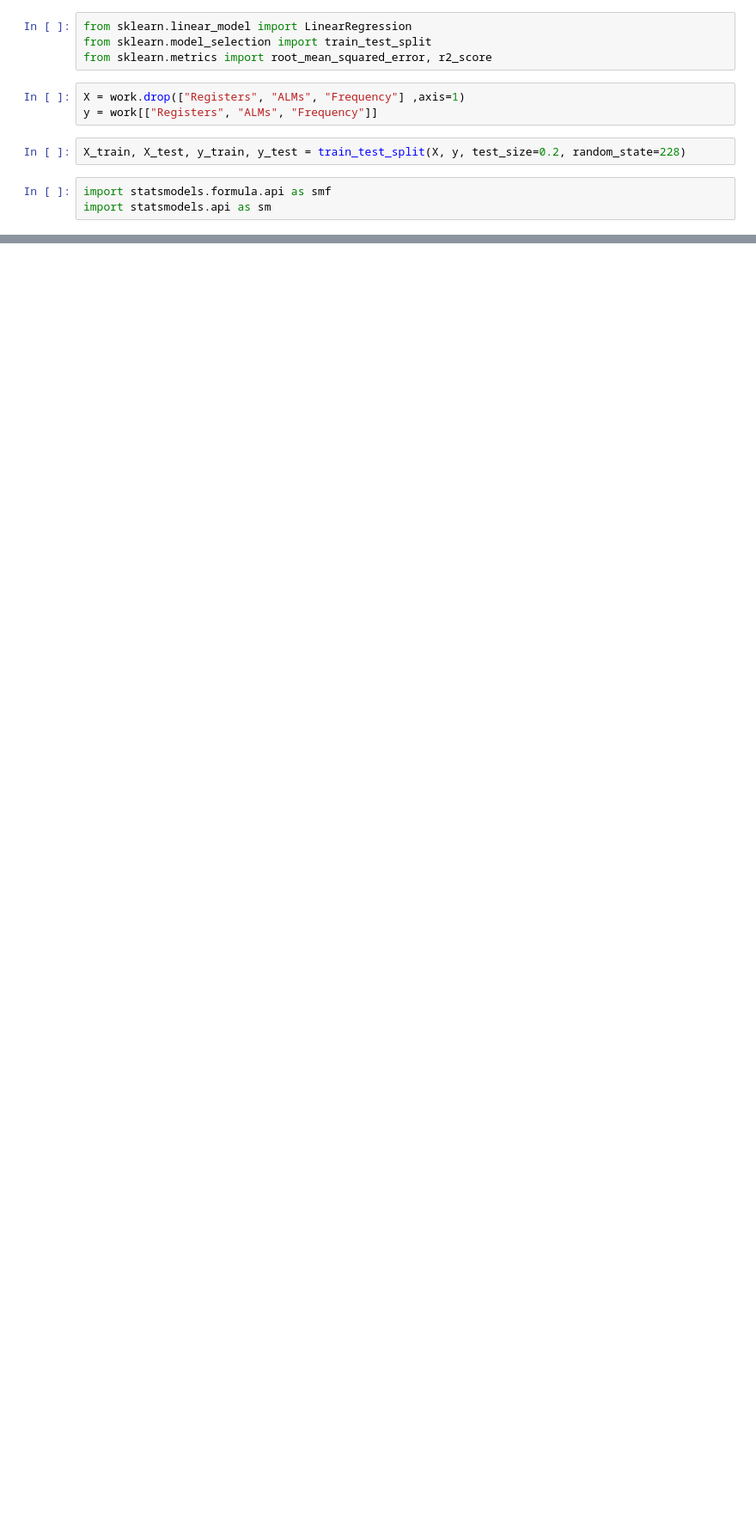
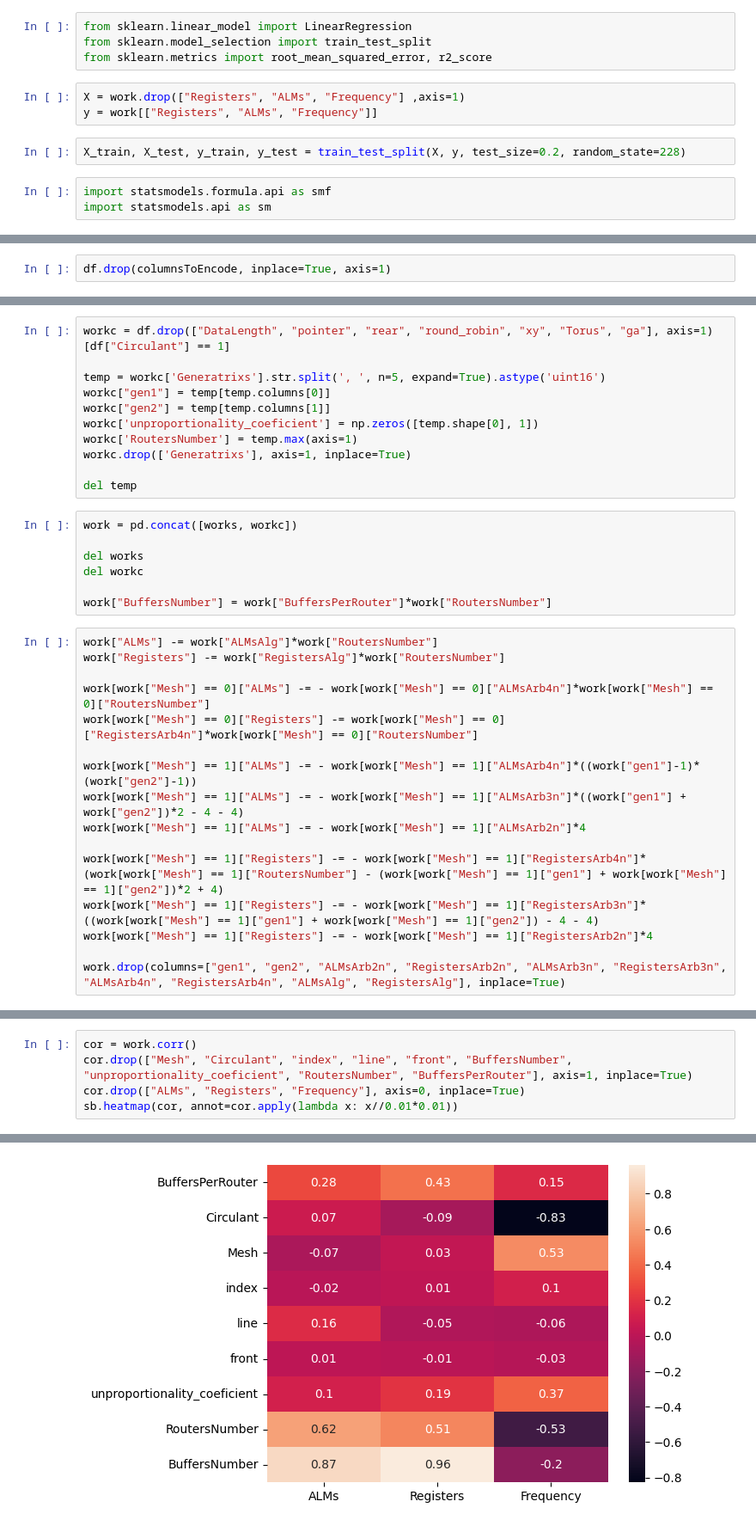
Before and after one commit to Elgrush/NoCAnalysis, a Jupyter notebook: main.ipynb, the cells around one changed output, grey strips where cells are left out. Shown at 86% size. Saved outputs shown, nothing was run; the diff lists cells and outputs as text; blank space fills up the shorter version.

```diff
--- a/main.ipynb
+++ b/main.ipynb
@@ -164,0 +196,2 @@ Frequency MSE: 6.181073444290395 R2: 0.9065326808841966
+# %%
+df.drop(columnsToEncode, inplace=True, axis=1)
@@ -164,0 +209,34 @@ Frequency MSE: 6.181073444290395 R2: 0.9065326808841966
+# %%
+workc = df.drop(["DataLength", "pointer", "rear", "round_robin", "xy", "Torus", "ga"], axis=1)[df["Circulant"] == 1]
+
+temp = workc['Generatrixs'].str.split(', ', n=5, expand=True).astype('uint16')
+workc["gen1"] = temp[temp.columns[0]]
+workc["gen2"] = temp[temp.columns[1]]
+workc['unproportionality_coeficient'] = np.zeros([temp.shape[0], 1])
+workc['RoutersNumber'] = temp.max(axis=1)
+workc.drop(['Generatrixs'], axis=1, inplace=True)
+
+del temp
+# %%
+work = pd.concat([works, workc])
+
+del works
+del workc
+
+work["BuffersNumber"] = work["BuffersPerRouter"]*work["RoutersNumber"]
+# %%
+work["ALMs"] -= work["ALMsAlg"]*work["RoutersNumber"]
+work["Registers"] -= work["RegistersAlg"]*work["RoutersNumber"]
+
+work[work["Mesh"] == 0]["ALMs"] -= - work[work["Mesh"] == 0]["ALMsArb4n"]*work[work["Mesh"] == 0]["RoutersNumber"]
+work[work["Mesh"] == 0]["Registers"] -= work[work["Mesh"] == 0]["RegistersArb4n"]*work[work["Mesh"] == 0]["RoutersNumber"]
+
+work[work["Mesh"] == 1]["ALMs"] -= - work[work["Mesh"] == 1]["ALMsArb4n"]*((work["gen1"]-1)*(work["gen2"]-1))
+work[work["Mesh"] == 1]["ALMs"] -= - work[work["Mesh"] == 1]["ALMsArb3n"]*((work["gen1"] + work["gen2"])*2 - 4 - 4)
+work[work["Mesh"] == 1]["ALMs"] -= - work[work["Mesh"] == 1]["ALMsArb2n"]*4
+
+work[work["Mesh"] == 1]["Registers"] -= - work[work["Mesh"] == 1]["RegistersArb4n"]*(work[work["Mesh"] == 1]["RoutersNumber"] - (work[work["Mesh"] == 1]["gen1"] + work[work["Mesh"] == 1]["gen2"])*2 + 4)
+work[work["Mesh"] == 1]["Registers"] -= - work[work["Mesh"] == 1]["RegistersArb3n"]*((work[work["Mesh"] == 1]["gen1"] + work[work["Mesh"] == 1]["gen2"]) - 4 - 4)
+work[work["Mesh"] == 1]["Registers"] -= - work[work["Mesh"] == 1]["RegistersArb2n"]*4
+
+work.drop(columns=["gen1", "gen2", "ALMsArb2n", "RegistersArb2n", "ALMsArb3n", "RegistersArb3n", "ALMsArb4n", "RegistersArb4n", "ALMsAlg", "RegistersAlg"], inplace=True)
@@ -164,0 +263,6 @@ Frequency MSE: 6.181073444290395 R2: 0.9065326808841966
+# %%
+cor = work.corr()
+cor.drop(["Mesh", "Circulant", "index", "line", "front", "BuffersNumber", "unproportionality_coeficient", "RoutersNumber", "BuffersPerRouter"], axis=1, inplace=True)
+cor.drop(["ALMs", "Registers", "Frequency"], axis=0, inplace=True)
+sb.heatmap(cor, annot=cor.apply(lambda x: x//0.01*0.01))
+# %% [output]
@@ -164,0 +270 @@ Frequency MSE: 6.181073444290395 R2: 0.9065326808841966
+[figure, added]
```
Also changed, not shown: parts of 23 cells of this notebook.
